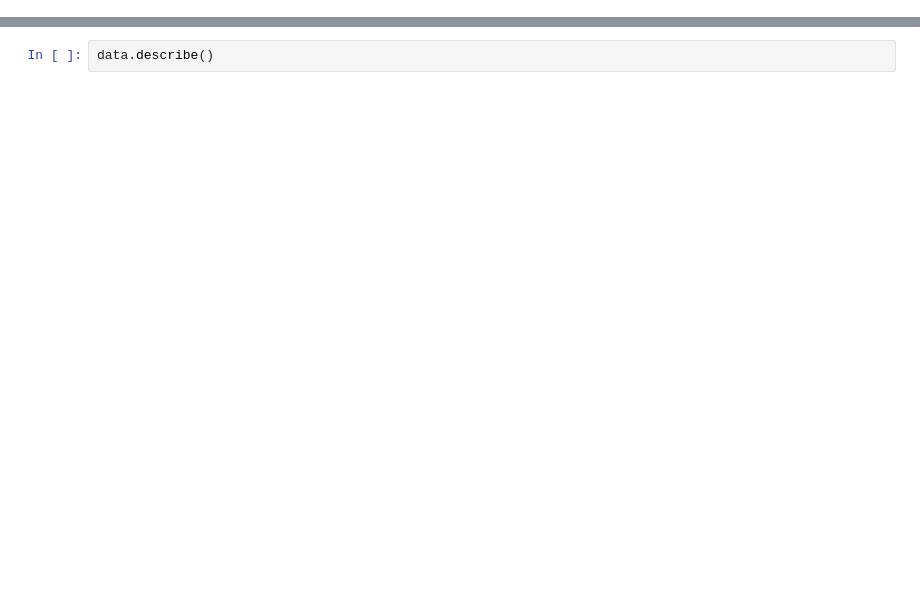
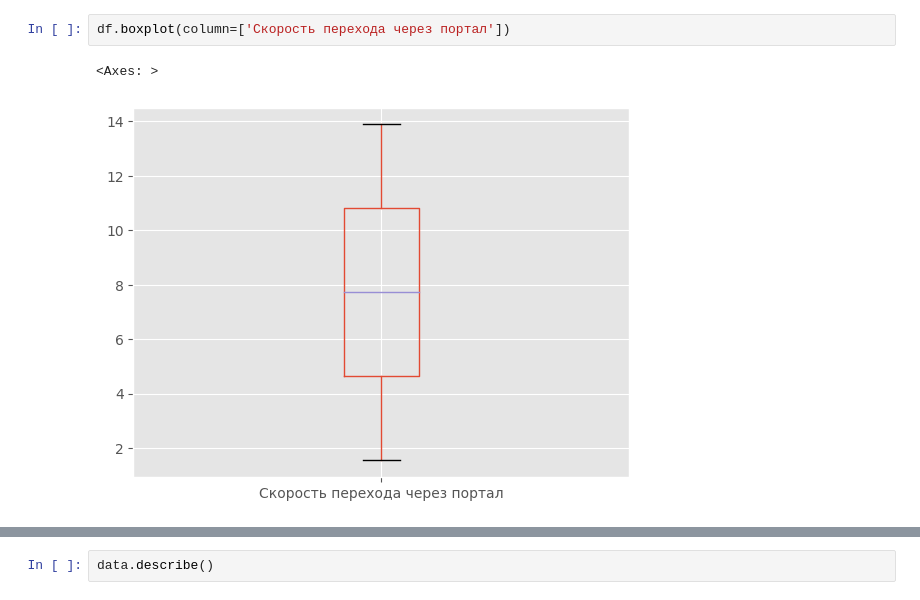
Before and after one commit to Theocroft/GPN-Intelligence-Cup-2024, a Jupyter notebook: Test.ipynb, the cells around one changed output, grey strips where cells are left out. Saved outputs shown, nothing was run; the diff lists cells and outputs as text; blank space fills up the shorter version.

```diff
--- a/Test.ipynb
+++ b/Test.ipynb
@@ -8,0 +173,5 @@ data = pd.read_csv("data.csv")
+# %%
+df.boxplot(column=['Скорость перехода через портал'])
+# %% [output]
+<Axes: >
+[figure, added]
```
Also changed, not shown: parts of 35 cells of this notebook.
